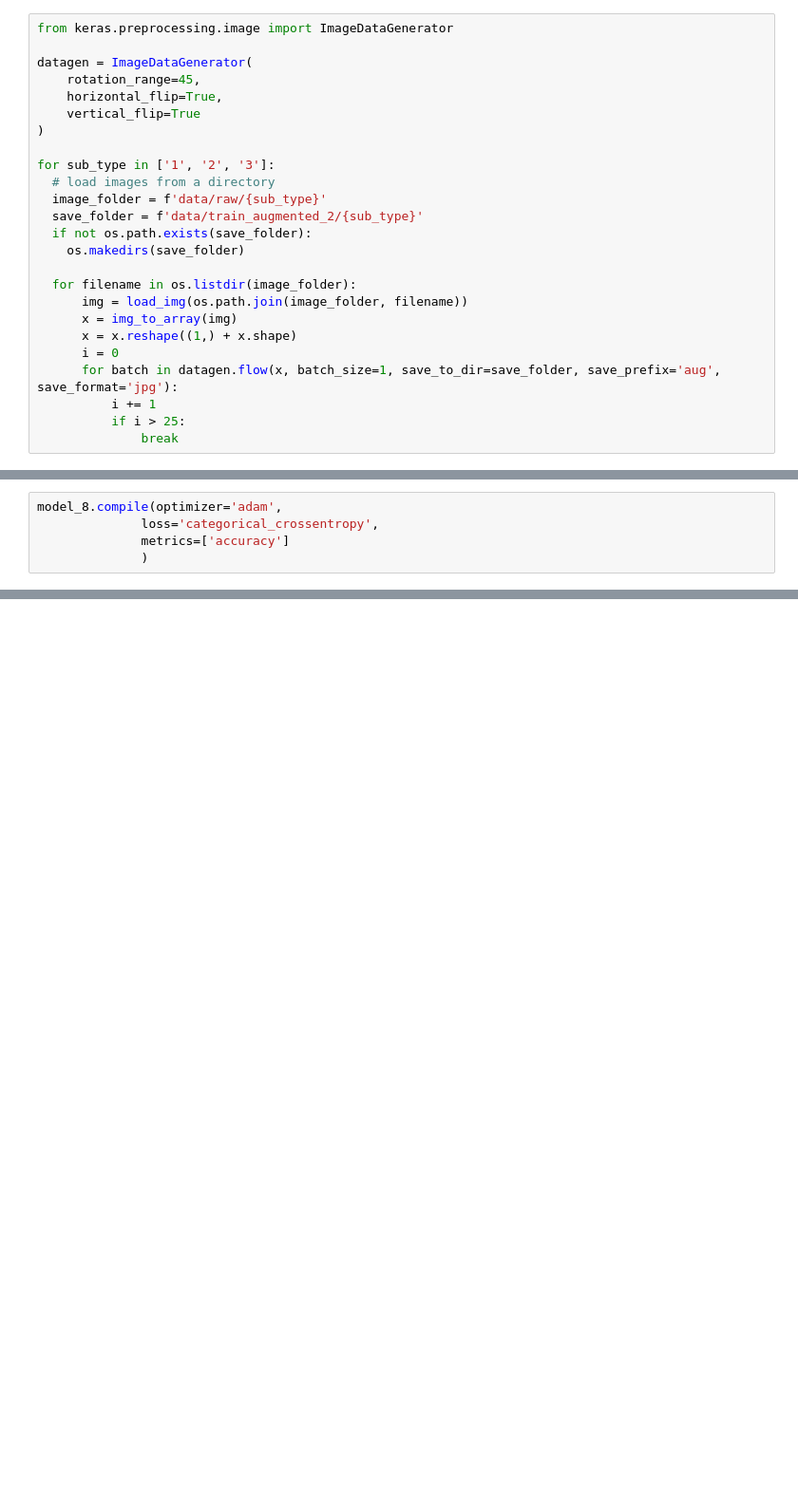
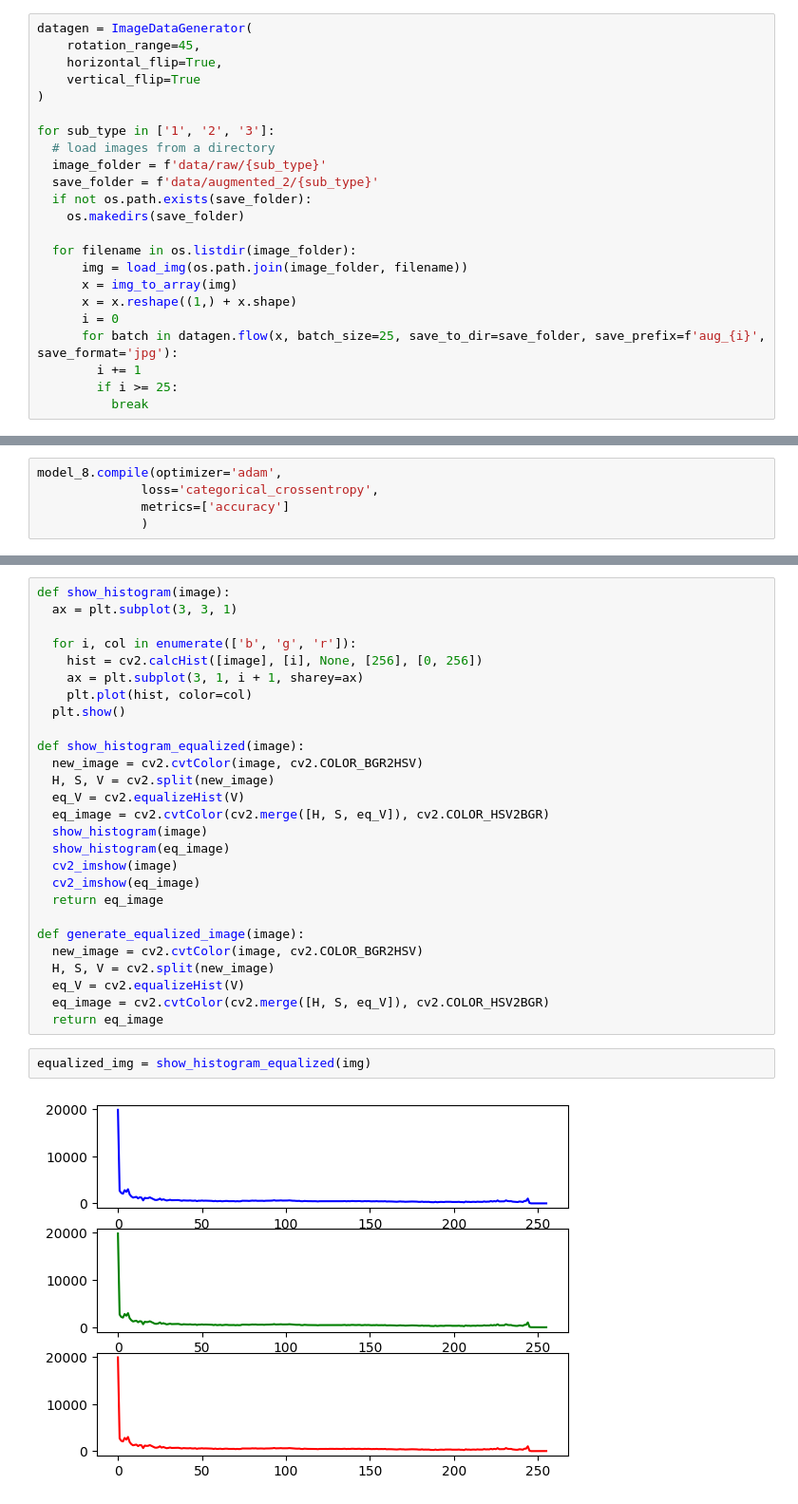
Before and after one commit to lukzedle/TireTreadClassifier, a Jupyter notebook: Tires_Computer_Vision.ipynb, the cells around one changed output, grey strips where cells are left out. Shown at 95% size. Drawn from its saved outputs; the diff is of its cells as text; blank space fills up the shorter version.

```diff
--- a/Tires_Computer_Vision.ipynb
+++ b/Tires_Computer_Vision.ipynb
@@ -536,6 +524,4 @@ w
 # %%
-from keras.preprocessing.image import ImageDataGenerator
-
 datagen = ImageDataGenerator(
     rotation_range=45,
     horizontal_flip=True,
@@ -545,7 +531,7 @@ datagen = ImageDataGenerator(
 for sub_type in ['1', '2', '3']:
   # load images from a directory
   image_folder = f'data/raw/{sub_type}'
-  save_folder = f'data/train_augmented_2/{sub_type}'
+  save_folder = f'data/augmented_2/{sub_type}'
   if not os.path.exists(save_folder):
     os.makedirs(save_folder)
 
@@ -554,7 +540,7 @@ for sub_type in ['1', '2', '3']:
       x = img_to_array(img)
       x = x.reshape((1,) + x.shape)
       i = 0
-      for batch in datagen.flow(x, batch_size=1, save_to_dir=save_folder, save_prefix='aug', save_format='jpg'):
-          i += 1
-          if i > 25:
-              break
+      for batch in datagen.flow(x, batch_size=25, save_to_dir=save_folder, save_prefix=f'aug_{i}', save_format='jpg'):
+        i += 1
+        if i >= 25:
+          break
@@ -1164,0 +1352,31 @@ Epoch 10/10
+# %%
+def show_histogram(image):
+  ax = plt.subplot(3, 3, 1)
+
+  for i, col in enumerate(['b', 'g', 'r']):
+    hist = cv2.calcHist([image], [i], None, [256], [0, 256])
+    ax = plt.subplot(3, 1, i + 1, sharey=ax)
+    plt.plot(hist, color=col)
+  plt.show()
+
+def show_histogram_equalized(image):
+  new_image = cv2.cvtColor(image, cv2.COLOR_BGR2HSV)
+  H, S, V = cv2.split(new_image)
+  eq_V = cv2.equalizeHist(V)
+  eq_image = cv2.cvtColor(cv2.merge([H, S, eq_V]), cv2.COLOR_HSV2BGR)
+  show_histogram(image)
+  show_histogram(eq_image)
+  cv2_imshow(image)
+  cv2_imshow(eq_image)
+  return eq_image
+
+def generate_equalized_image(image):
+  new_image = cv2.cvtColor(image, cv2.COLOR_BGR2HSV)
+  H, S, V = cv2.split(new_image)
+  eq_V = cv2.equalizeHist(V)
+  eq_image = cv2.cvtColor(cv2.merge([H, S, eq_V]), cv2.COLOR_HSV2BGR)
+  return eq_image
+# %%
+equalized_img = show_histogram_equalized(img)
+# %% [output]
+[figure, added]
```
Also changed, not shown: parts of 60 cells of this notebook.
